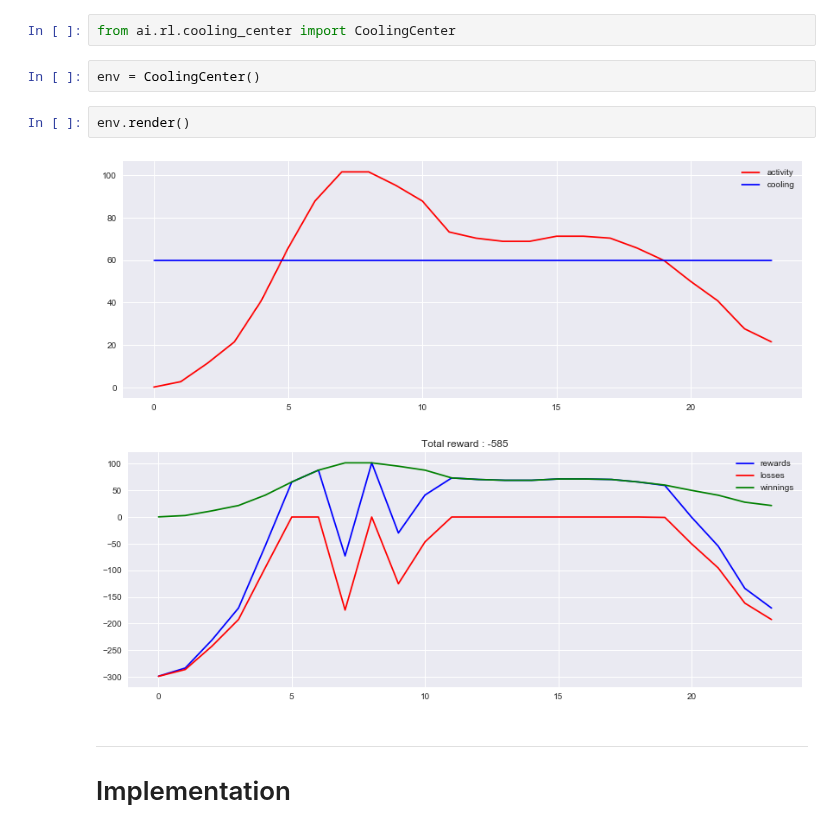
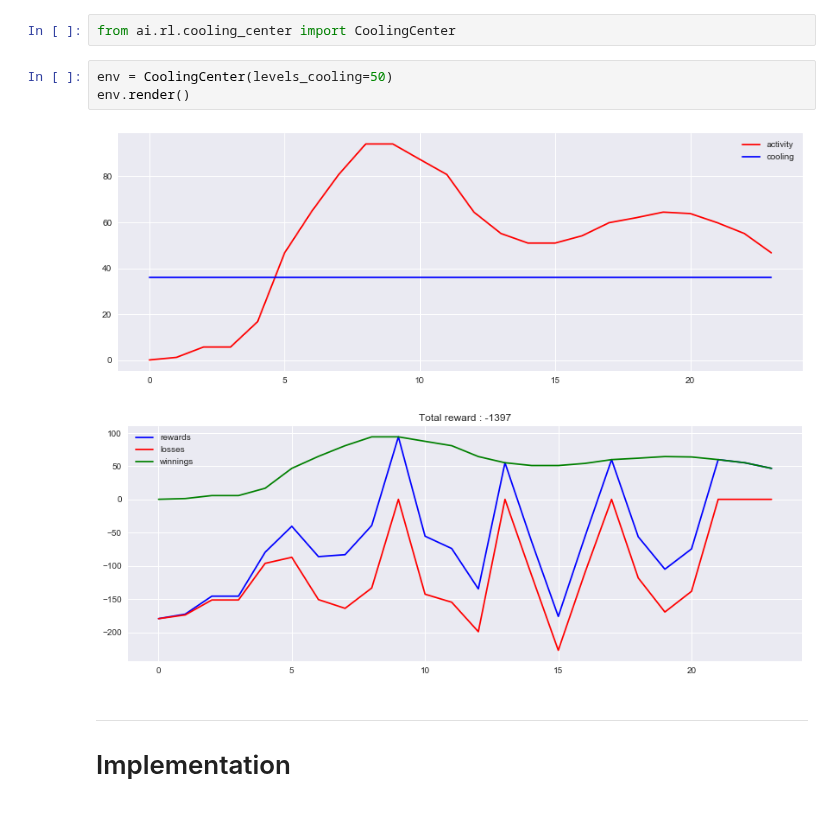
Before and after one commit to TheoLvs/machine-learning, a Jupyter notebook: 2. Reinforcement Learning/4. Reinforcement Learning - Q Learning.ipynb, the cells around one changed output. Drawn from its saved outputs; the diff is of its cells as text.

```diff
--- a/2. Reinforcement Learning/4. Reinforcement Learning - Q Learning.ipynb
+++ b/2. Reinforcement Learning/4. Reinforcement Learning - Q Learning.ipynb
@@ -100,12 +100,11 @@ However :
 # %%
 from ai.rl.cooling_center import CoolingCenter
 # %%
-env = CoolingCenter()
+env = CoolingCenter(levels_cooling=50)
+env.render()
+# %% [output]
+[figure, added]
+[figure, added]
-# %%
-env.render()
-# %% [output]
-[figure, removed]
-[figure, removed]
 # %% [markdown]
 ***
 # Implementation
```
Also changed, not shown: parts of 7 cells of this notebook.
